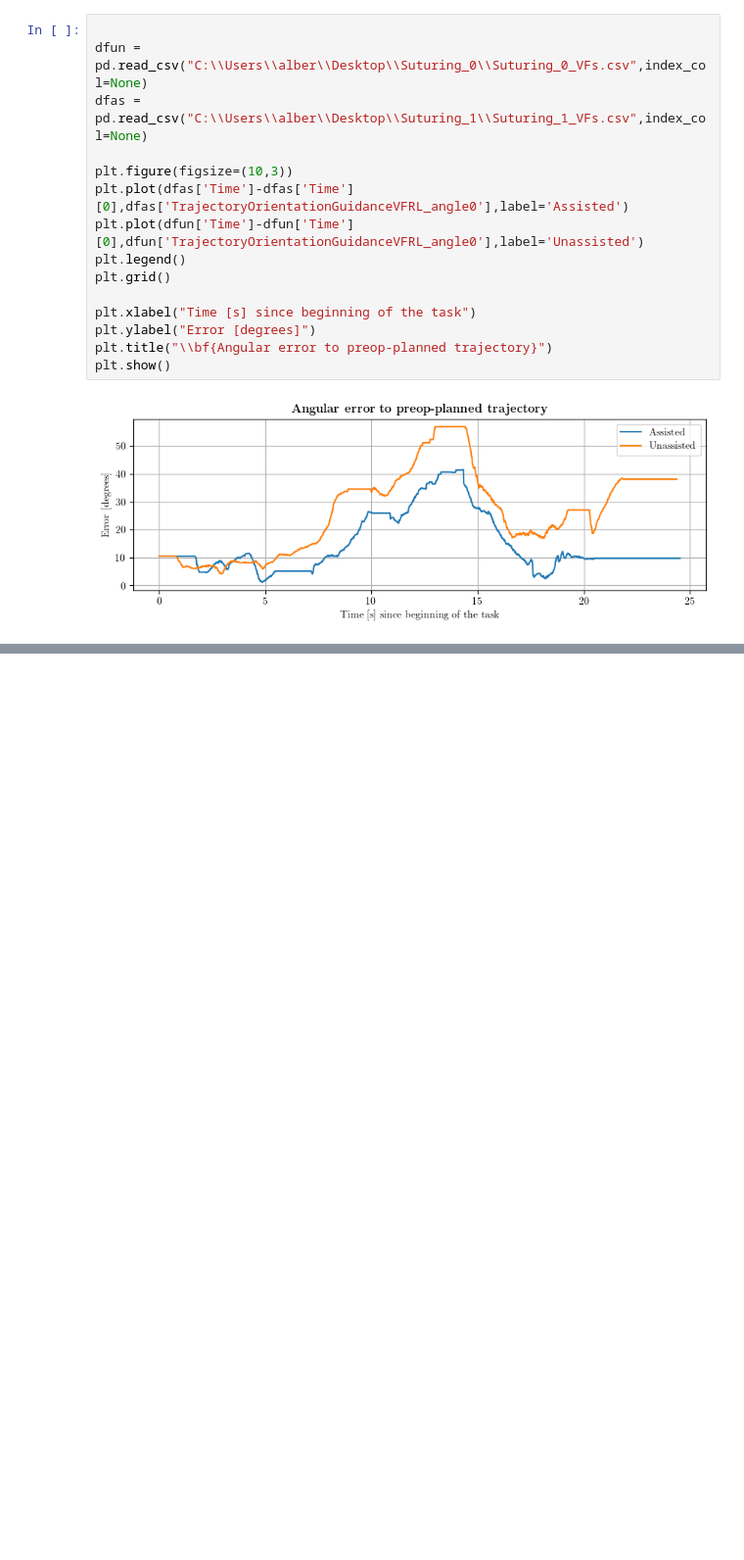
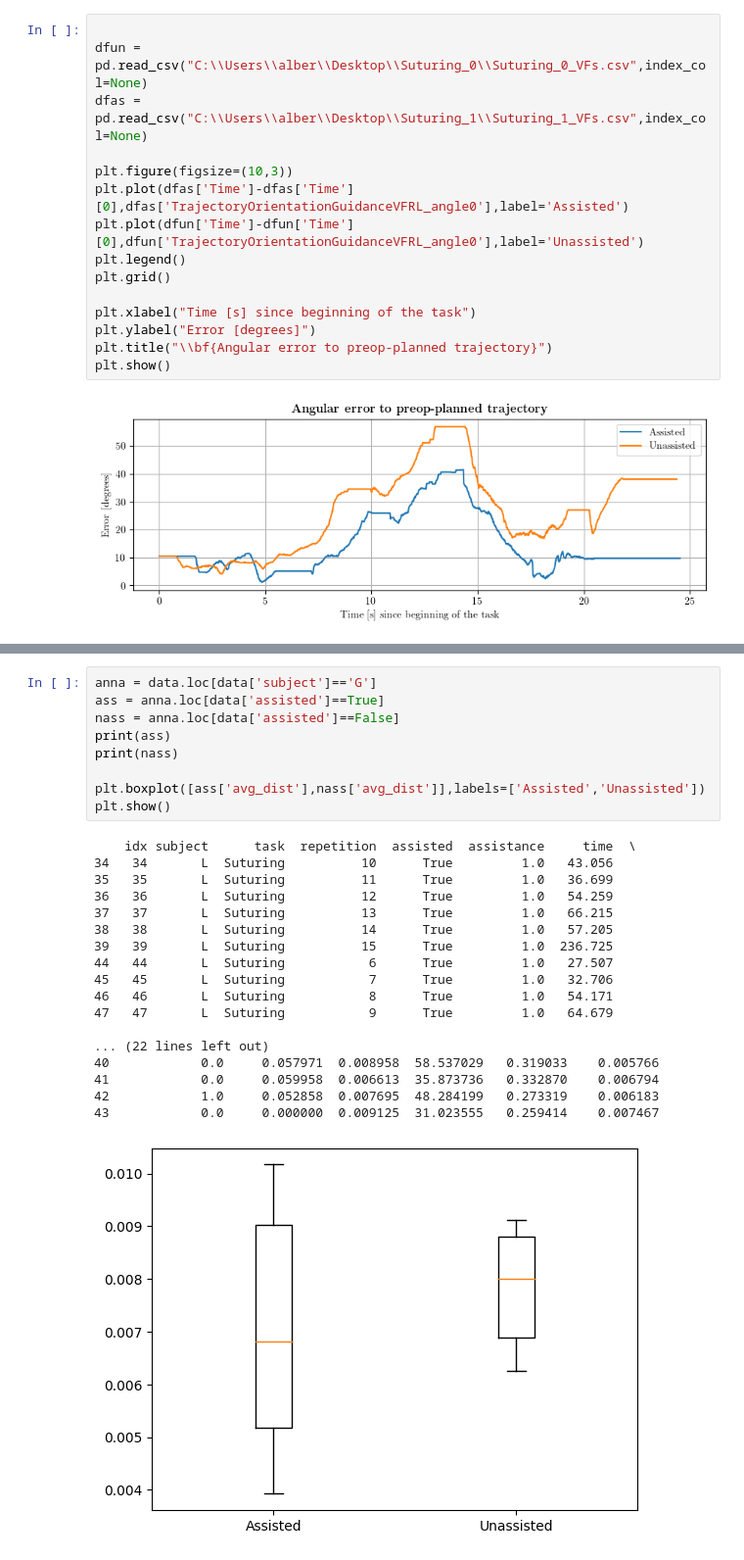
Before and after one commit to alberto-rota/Enhanched-Haptic-Training-for-Robotic-Assisted-Surgery, a Jupyter notebook: Notes/graphs.ipynb, the cells around one changed output, grey strips where cells are left out. Shown at 98% size. Saved outputs shown, nothing was run; the diff lists cells and outputs as text; blank space fills up the shorter version.

```diff
--- a/Notes/graphs.ipynb
+++ b/Notes/graphs.ipynb
@@ -52,0 +114,28 @@ plt.show()
+# %%
+anna = data.loc[data['subject']=='G']
+ass = anna.loc[data['assisted']==True]
+nass = anna.loc[data['assisted']==False]
+print(ass)
+print(nass)
+
+plt.boxplot([ass['avg_dist'],nass['avg_dist']],labels=['Assisted','Unassisted'])
+plt.show()
+# %% [output]
+    idx subject      task  repetition  assisted  assistance     time  \
+34   34       L  Suturing          10      True         1.0   43.056
+35   35       L  Suturing          11      True         1.0   36.699
+36   36       L  Suturing          12      True         1.0   54.259
+37   37       L  Suturing          13      True         1.0   66.215
+38   38       L  Suturing          14      True         1.0   57.205
+39   39       L  Suturing          15      True         1.0  236.725
+44   44       L  Suturing           6      True         1.0   27.507
+45   45       L  Suturing           7      True         1.0   32.706
+46   46       L  Suturing           8      True         1.0   54.171
+47   47       L  Suturing           9      True         1.0   64.679
+
+... (22 lines left out)
+40            0.0     0.057971  0.008958  58.537029   0.319033    0.005766
+41            0.0     0.059958  0.006613  35.873736   0.332870    0.006794
+42            1.0     0.052858  0.007695  48.284199   0.273319    0.006183
+43            0.0     0.000000  0.009125  31.023555   0.259414    0.007467
+[figure, added]
```
Also changed, not shown: parts of 9 cells of this notebook, 8 other files.
